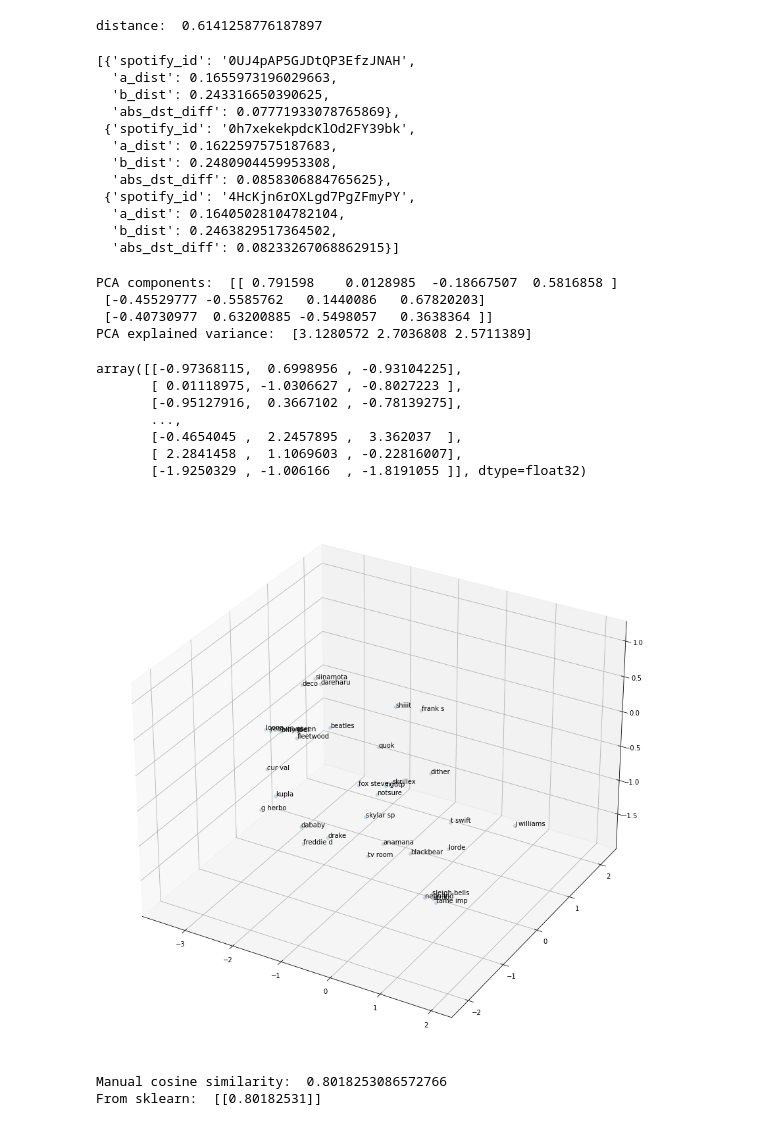
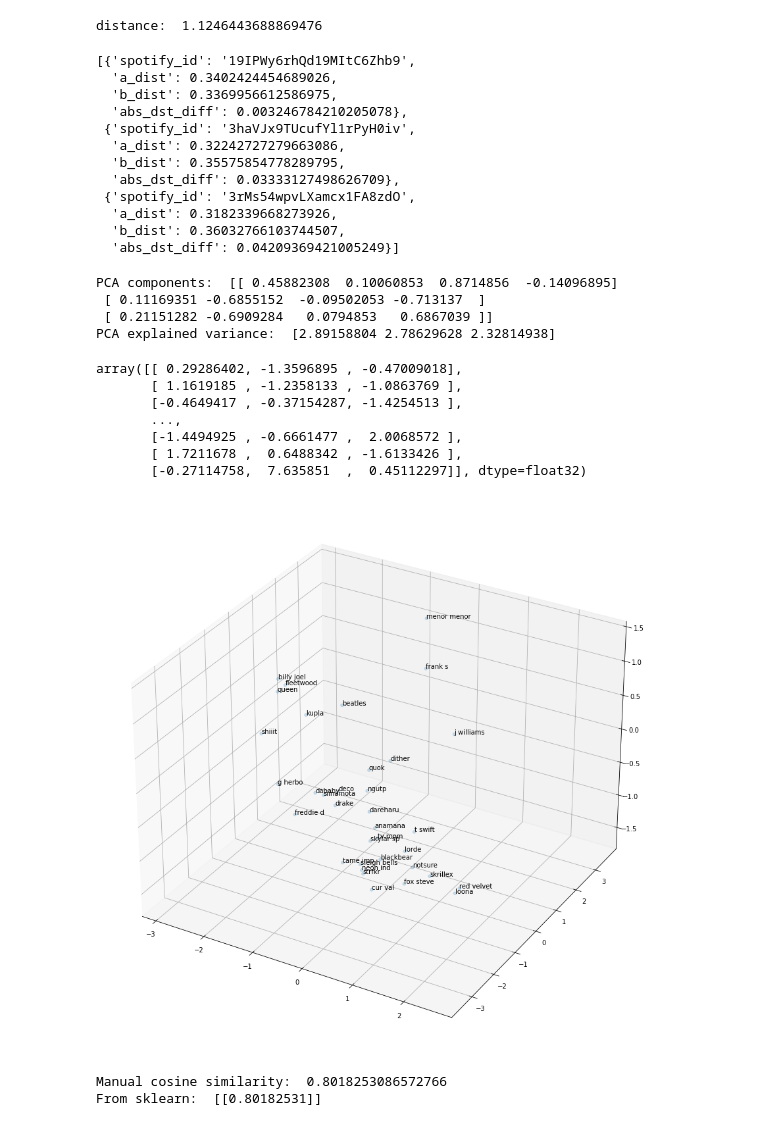
Before and after one commit to Ameobea/spotifytrack, a Jupyter notebook: research/standalone 8 dims loading + testing.ipynb, the cells around one changed output. Saved outputs shown, nothing was run; the diff lists cells and outputs as text; code cells hidden in the pictures.

```diff
--- a/research/standalone 8 dims loading + testing.ipynb
+++ b/research/standalone 8 dims loading + testing.ipynb
@@ -27,5 +27,14 @@ related_artists_raw['artist_spotify_id'] = related_artists_raw['artist_spotify_i
 related_artists_raw['related_artists'] = related_artists_raw['related_artists_json'].apply(lambda x: json.loads(x))
 del related_artists_raw['related_artists_json']
 
-all_related_artists = related_artists_raw[:50_000]
+# load json from file
+ids_to_retain = set()
+with open('work/ids_to_keep.json', 'r') as f:
+    parsed = json.load(f)
+    for id in parsed:
+        ids_to_retain.add(id)
+
+all_related_artists = related_artists_raw[:100_000]
+# Only retain ids that exist in `ids_to_retain`
+all_related_artists = all_related_artists[all_related_artists['id'].isin(ids_to_retain)]
 # %% [output]
@@ -49,5 +58,5 @@ Requirement already satisfied: smart-open>=1.8.1 in /opt/conda/lib/python3.9/sit
 # %%
-wv = KeyedVectors.load_word2vec_format("work/100k_corpus_4_dims_new_settings_window_7.w2v")
+wv = KeyedVectors.load_word2vec_format("work/hyperparam_search/100k_pop_filtered_corpus_p_16_q_1.w2v")
 # %%
 tv_room_id = str(ids_by_spotify_id['0EFfq11AFfQOjJ0PvAvvSW'])
 sleigh_bells_id = str(ids_by_spotify_id['59pWgeY26Q6yJy37QvJflh'])
@@ -111,19 +120,19 @@ print("distance: ", wv.distance(a, b))
 
 [compute_res(close[0]) for close in closest][:3]
 # %% [output]
-distance:  0.6141258776187897
+distance:  1.1246443688869476
-[{'spotify_id': '0UJ4pAP5GJDtQP3EfzJNAH',
-  'a_dist': 0.1655973196029663,
-  'b_dist': 0.243316650390625,
-  'abs_dst_diff': 0.07771933078765869},
- {'spotify_id': '0h7xekekpdcKlOd2FY39bk',
-  'a_dist': 0.1622597575187683,
-  'b_dist': 0.2480904459953308,
-  'abs_dst_diff': 0.0858306884765625},
- {'spotify_id': '4HcKjn6rOXLgd7PgZFmyPY',
-  'a_dist': 0.16405028104782104,
-  'b_dist': 0.2463829517364502,
-  'abs_dst_diff': 0.08233267068862915}]
+[{'spotify_id': '19IPWy6rhQd19MItC6Zhb9',
+  'a_dist': 0.3402424454689026,
+  'b_dist': 0.3369956612586975,
+  'abs_dst_diff': 0.003246784210205078},
+ {'spotify_id': '3haVJx9TUcufYl1rPyH0iv',
+  'a_dist': 0.32242727279663086,
+  'b_dist': 0.35575854778289795,
+  'abs_dst_diff': 0.03333127498626709},
+ {'spotify_id': '3rMs54wpvLXamcx1FA8zdO',
+  'a_dist': 0.3182339668273926,
+  'b_dist': 0.36032766103744507,
+  'abs_dst_diff': 0.04209369421005249}]
 # %%
 from sklearn.decomposition import PCA
 import numpy as np
@@ -144,17 +153,17 @@ print("PCA explained variance: ", pca.explained_variance_)
 
 transformed
 # %% [output]
-PCA components:  [[ 0.791598    0.0128985  -0.18667507  0.5816858 ]
- [-0.45529777 -0.5585762   0.1440086   0.67820203]
- [-0.40730977  0.63200885 -0.5498057   0.3638364 ]]
-PCA explained variance:  [3.1280572 2.7036808 2.5711389]
+PCA components:  [[ 0.45882308  0.10060853  0.8714856  -0.14096895]
+ [ 0.11169351 -0.6855152  -0.09502053 -0.713137  ]
+ [ 0.21151282 -0.6909284   0.0794853   0.6867039 ]]
+PCA explained variance:  [2.89158804 2.78629628 2.32814938]
-array([[-0.97368115,  0.6998956 , -0.93104225],
-       [ 0.01118975, -1.0306627 , -0.8027223 ],
-       [-0.95127916,  0.3667102 , -0.78139275],
+array([[ 0.29286402, -1.3596895 , -0.47009018],
+       [ 1.1619185 , -1.2358133 , -1.0863769 ],
+       [-0.4649417 , -0.37154287, -1.4254513 ],
        ...,
-       [-0.4654045 ,  2.2457895 ,  3.362037  ],
-       [ 2.2841458 ,  1.1069603 , -0.22816007],
-       [-1.9250329 , -1.006166  , -1.8191055 ]], dtype=float32)
+       [-1.4494925 , -0.6661477 ,  2.0068572 ],
+       [ 1.7211678 ,  0.6488342 , -1.6133426 ],
+       [-0.27114758,  7.635851  ,  0.45112297]], dtype=float32)
 # %%
 all_ids_to_plot = [
     (deco_id, "deco"),
@@ -179,34 +188,34 @@ all_ids_to_plot = [
     (drake_id, "drake"),
     (lorde_id, "lorde"),
     (blackbear_id, "blackbear"),
     (taylor_swift_id, "t swift"),
     (ngutp_id, "ngutp"),
     (dababy_id, "dababy"),
     (john_williams_id, "j williams"),
     (tame_impala_id, "tame imp"),
     (strfkr_id, "strfkr"),
     (notsure_id, "notsure"),
     (billy_joel_id, "billy joel"),
     (fleetwood_mac_id, "fleetwood"),
     (skylar_spence_id, "skylar sp"),
     (anamanaguchi_id, "anamana"),
     (kupla_id, "kupla"),
-    # (menor_menor_id, "menor menor"),
+    (menor_menor_id, "menor menor"),
 ]
 ids_to_plot = []
 for (id, name) in all_ids_to_plot:
-    if indices_by_id[int(id)] < 50_000:
+    if indices_by_id[int(id)] < 100_000:
         ids_to_plot.append((id, name))
 
 transformed_for_ids = np.array([transformed[indices_by_id[int(id)]] for (id, label) in ids_to_plot])
 # print("transformed for ids: ", transformed_for_ids)
 
 fig = plt.figure(figsize = (15, 25))
 ax = plt.axes(projection ="3d")
 ax.scatter3D(transformed_for_ids[:, 0], transformed_for_ids[:, 1], transformed_for_ids[:, 2], alpha=0.2)
 
 for (i, (id, label)) in enumerate(ids_to_plot):
     ax.text(transformed_for_ids[i][0], transformed_for_ids[i][1], transformed_for_ids[i][2], label)
 # %% [output]
-[figure, old version]
+[figure, new version]
 # %%
```
Also changed, not shown: parts of 2 cells of this notebook, 15 other files.
